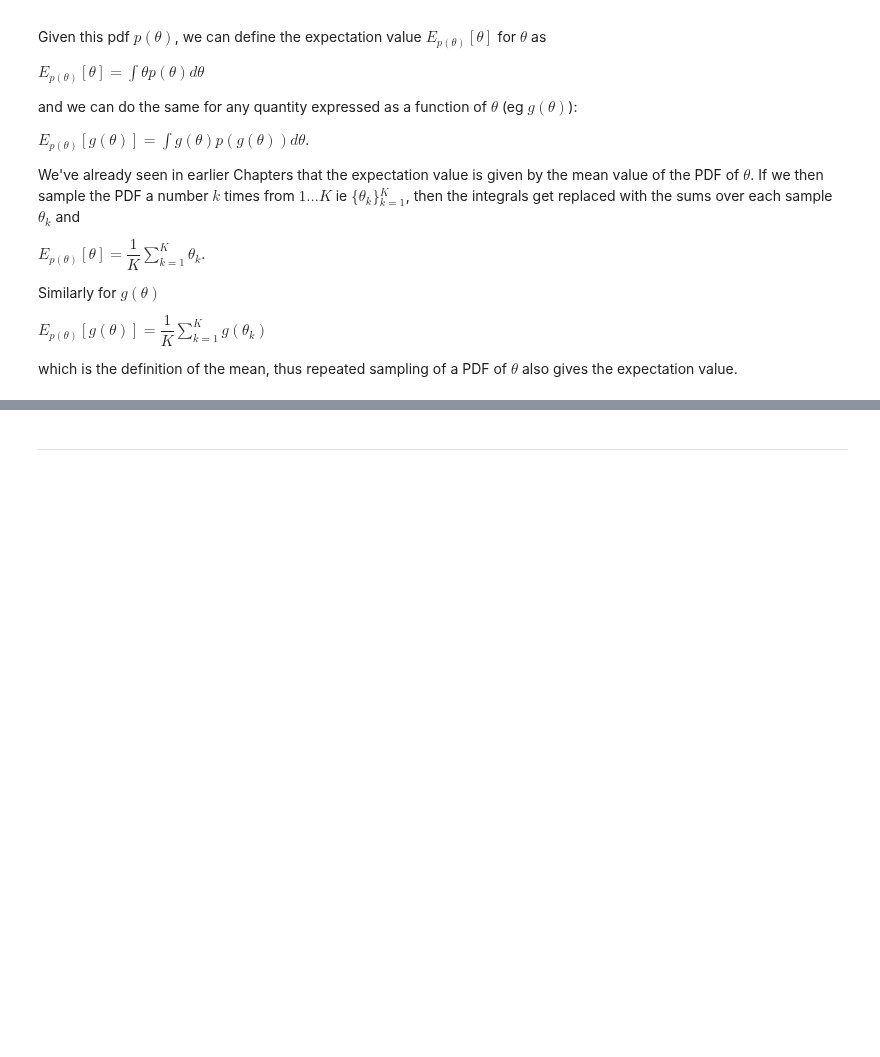
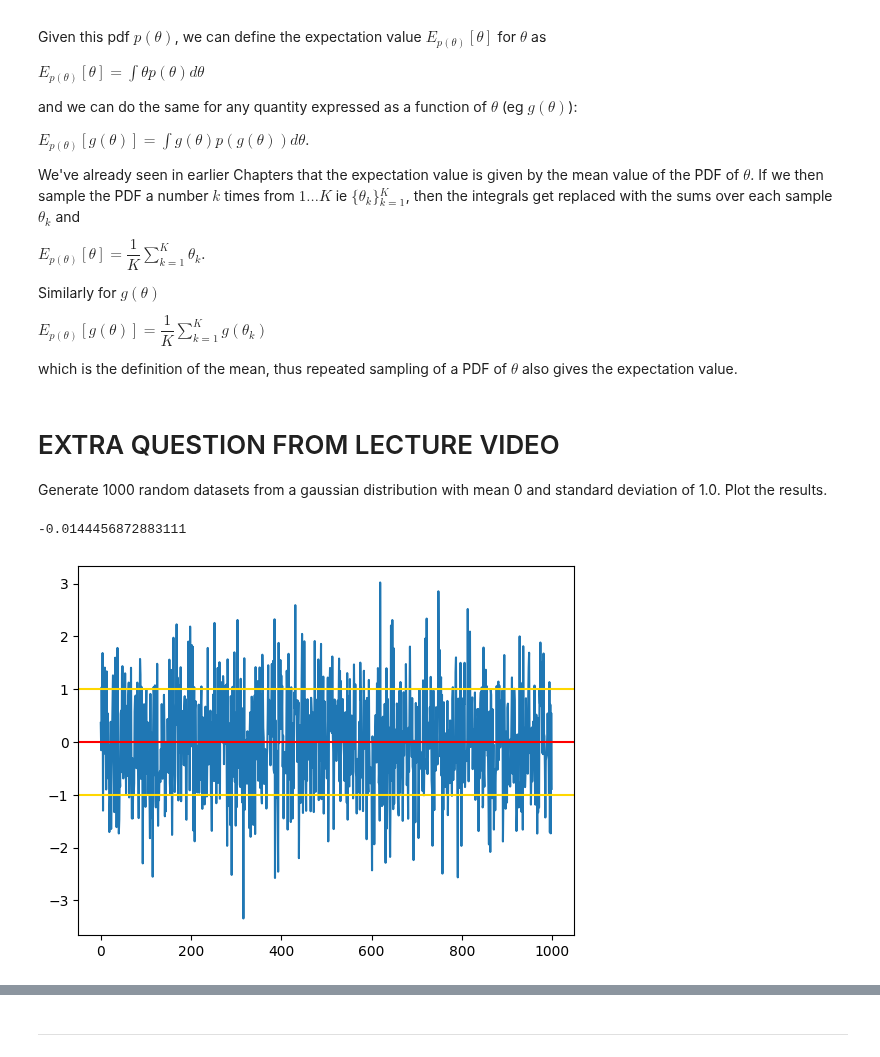
Before and after one commit to Clarke-Henshaw-Miles/extra, a Jupyter notebook: DATA SCIENCE/Chapter7.ipynb, the cells around one changed output, grey strips where cells are left out. Saved outputs shown, nothing was run; the diff lists cells and outputs as text; code cells hidden in the pictures; blank space fills up the shorter version.

```diff
--- a/DATA SCIENCE/Chapter7.ipynb
+++ b/DATA SCIENCE/Chapter7.ipynb
@@ -627,3 +627,24 @@ Similarly for $g(\theta)$
 ${E}_{p(\theta )}[g(\theta) ] = \dfrac{1}{K} \sum^{K}_{k=1} g(\theta_k)$
 
 which is the definition of the mean, thus repeated sampling of a PDF of $\theta$ also gives the expectation value.
+# %% [markdown]
+# EXTRA QUESTION FROM LECTURE VIDEO
+
+Generate 1000 random datasets from a gaussian distribution with mean 0 and standard deviation of 1.0. Plot the results.
+# %%
+mu = 0 #mean
+sigma = 1 #std dev
+
+nPoints = 1000 #number of data sets
+
+randomdata = np.random.normal(mu, sigma, nPoints)
+
+plt.plot(randomdata)
+plt.axhline(0, c = 'red')
+plt.axhline(1, c = 'gold')
+plt.axhline(-1, c = 'gold')
+
+print(np.mean(randomdata))
+# %% [output]
+-0.0144456872883111
+[figure, added]
```
Also changed, not shown: parts of 12 cells of this notebook.
